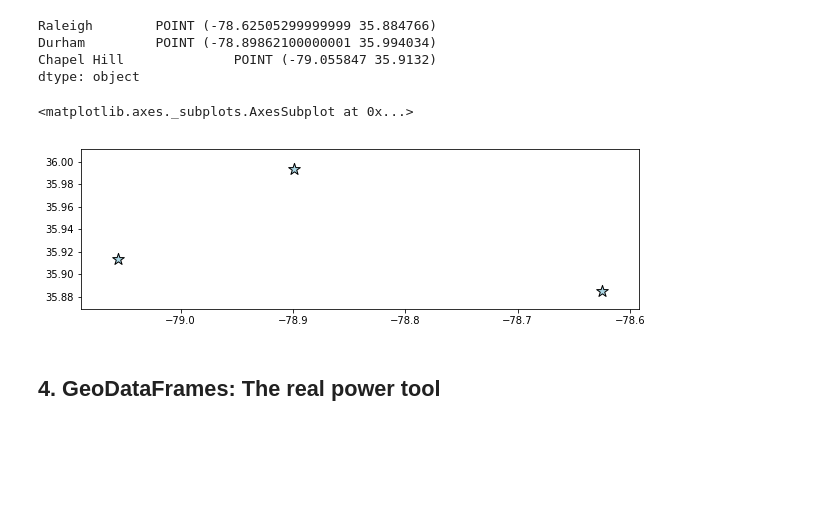
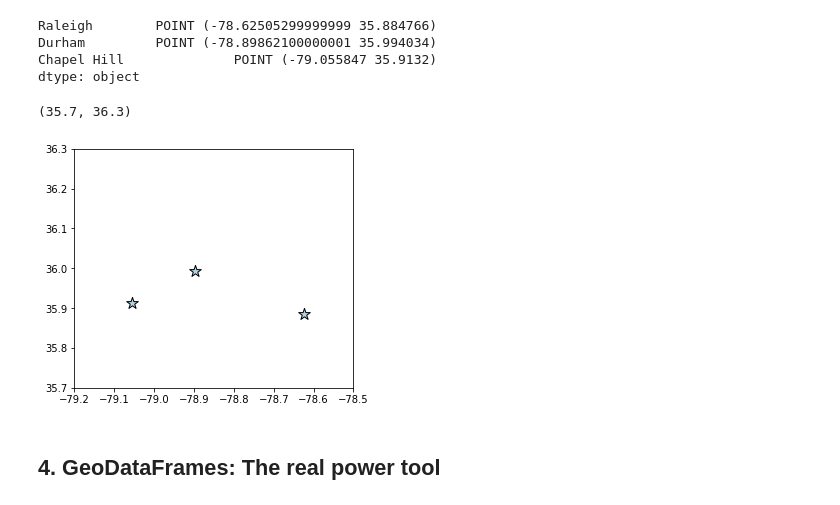
Before and after one commit to CieloBM/GeoPandas, a Jupyter notebook: 0-geopandas_intro.ipynb, the cells around one changed output. Cells and saved outputs as stored; diff of their text form; code cells hidden in the pictures; blank space fills up the shorter version.

```diff
--- a/0-geopandas_intro.ipynb
+++ b/0-geopandas_intro.ipynb
@@ -167,10 +167,12 @@ Chapel Hill              POINT (-79.055847 35.9132)
 dtype: object
 # %%
 #Plot the geoseries
-cityGS.plot(marker='*', color='lightblue', markersize=150, figsize=(10, 10), edgecolor='black')
+cityGS.plot(marker='*', color='lightblue', markersize=150, figsize=(5, 5), edgecolor='black')
+plt.xlim(-79.2,-78.5)
+plt.ylim(35.7,36.3)
 # %% [output]
-<matplotlib.axes._subplots.AxesSubplot at 0x...>
+(35.7, 36.3)
-[figure, old version]
+[figure, new version]
 # %% [markdown]
 ## 4. GeoDataFrames: The real power tool
 # %% [markdown]
```
